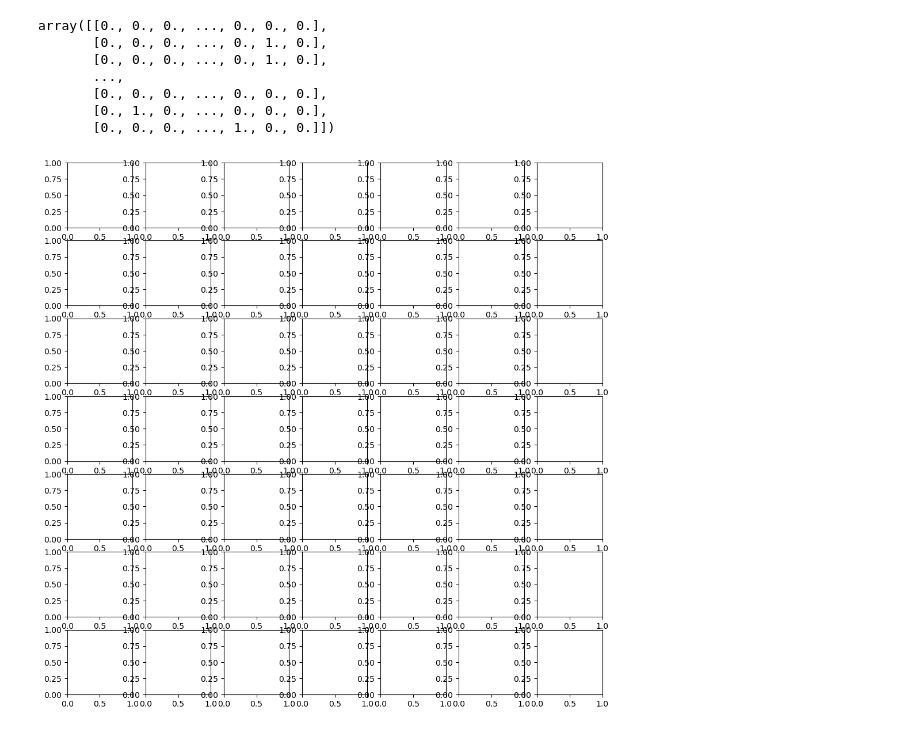
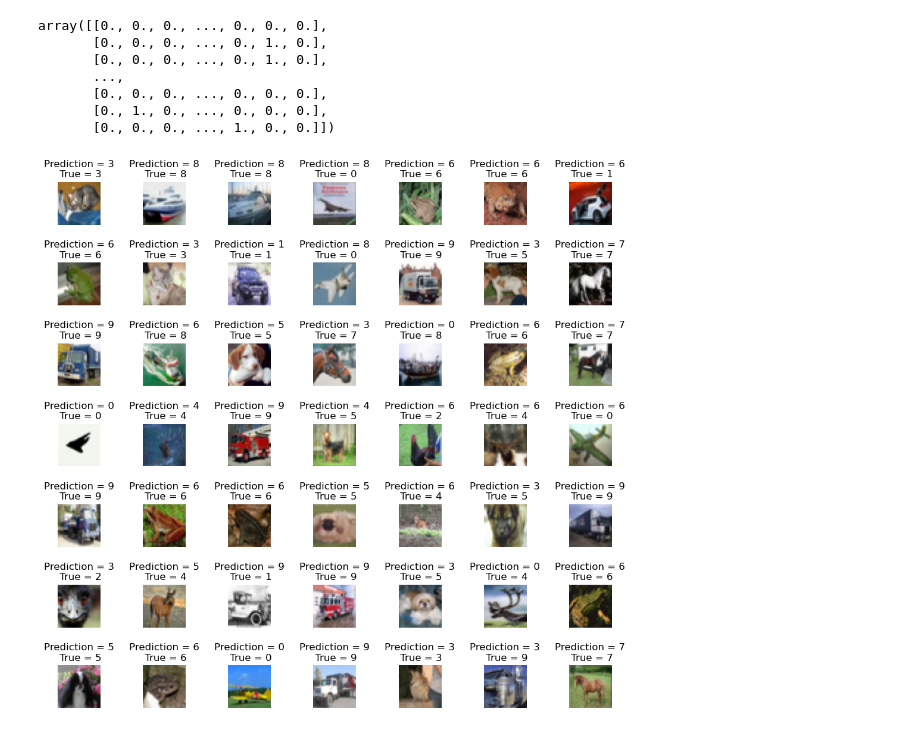
Before and after one commit to elarsaks/8ML-Projects, a Jupyter notebook: Project 2/MySolution.ipynb, the cells around one changed output. Cells and saved outputs as stored; diff of their text form; code cells hidden in the pictures.

Commit message:
Do 38. - Image augmentation.

```diff
--- a/Project 2/MySolution.ipynb
+++ b/Project 2/MySolution.ipynb
@@ -171,11 +171,14 @@ y_test = y_test.argmax(1)
 # %%
 L = 7
 W = 7
 fig, axes = plt.subplots(L, W, figsize = (12, 12))
 axes = axes.ravel()
 
 for i in np.arange(0, L*W):
-    axes[i].imshow(x_test[i])
-    axes[i].set_title('Prediction = {} True = {}')
+    axes[i].imshow(X_test[i])
+    axes[i].set_title('Prediction = {}\n True = {}'.format(predicted_classes[i], y_test[i]))
+    axes[i].axis('off')
+
+plt.subplots_adjust(wspace = 1)
 # %% [output]
-[figure, old version]
+[figure, new version]
```
Also changed, not shown: parts of 13 cells of this notebook.
